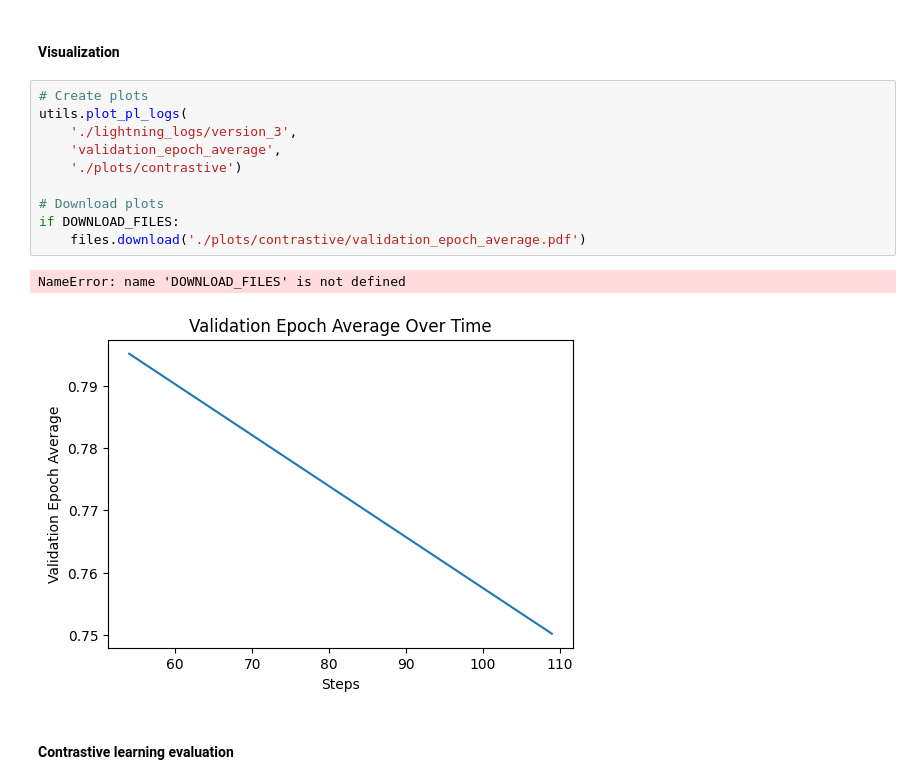
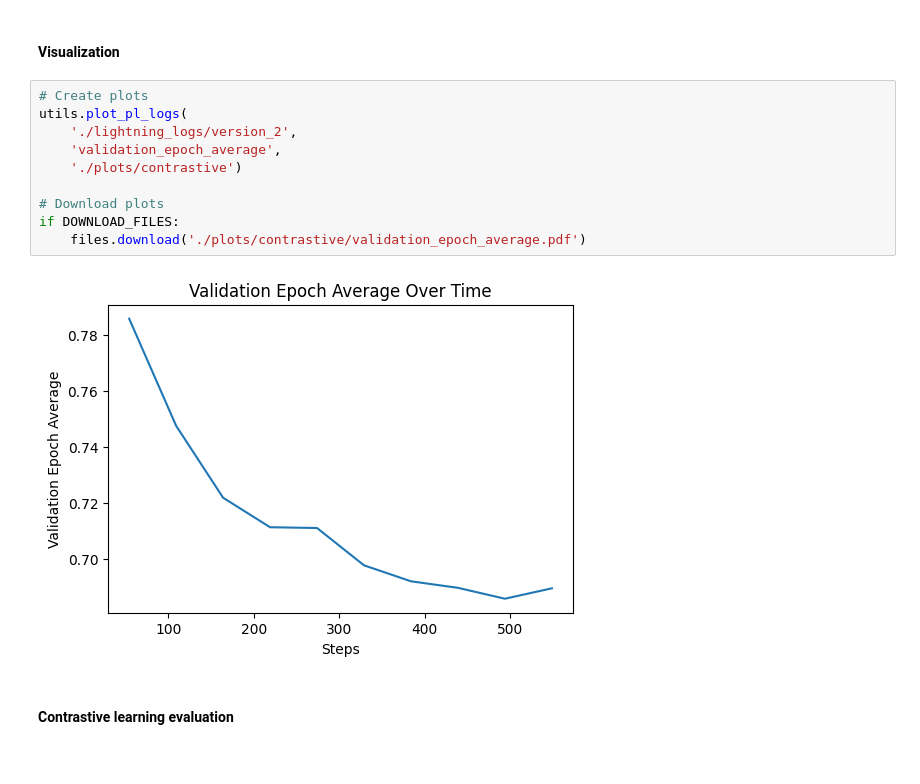
Before and after one commit to AlirezaAccelerates/IR_DSI_project, a Jupyter notebook: main.ipynb, the cells around one changed output. Cells and saved outputs as stored; diff of their text form.

```diff
--- a/main.ipynb
+++ b/main.ipynb
@@ -548,16 +567,15 @@ UsageError: Line magic function `%tensorboard` not found.
 # %%
 # Create plots
 utils.plot_pl_logs(
-    './lightning_logs/version_3',
+    './lightning_logs/version_2',
     'validation_epoch_average',
     './plots/contrastive')
 
 # Download plots
 if DOWNLOAD_FILES:
     files.download('./plots/contrastive/validation_epoch_average.pdf')
 # %% [output]
-NameError: name 'DOWNLOAD_FILES' is not defined
-[figure, old version]
+[figure, new version]
 # %% [markdown]
 #### Contrastive learning evaluation
 # %%
```
Also changed, not shown: parts of 14 cells of this notebook, 14 other files.
